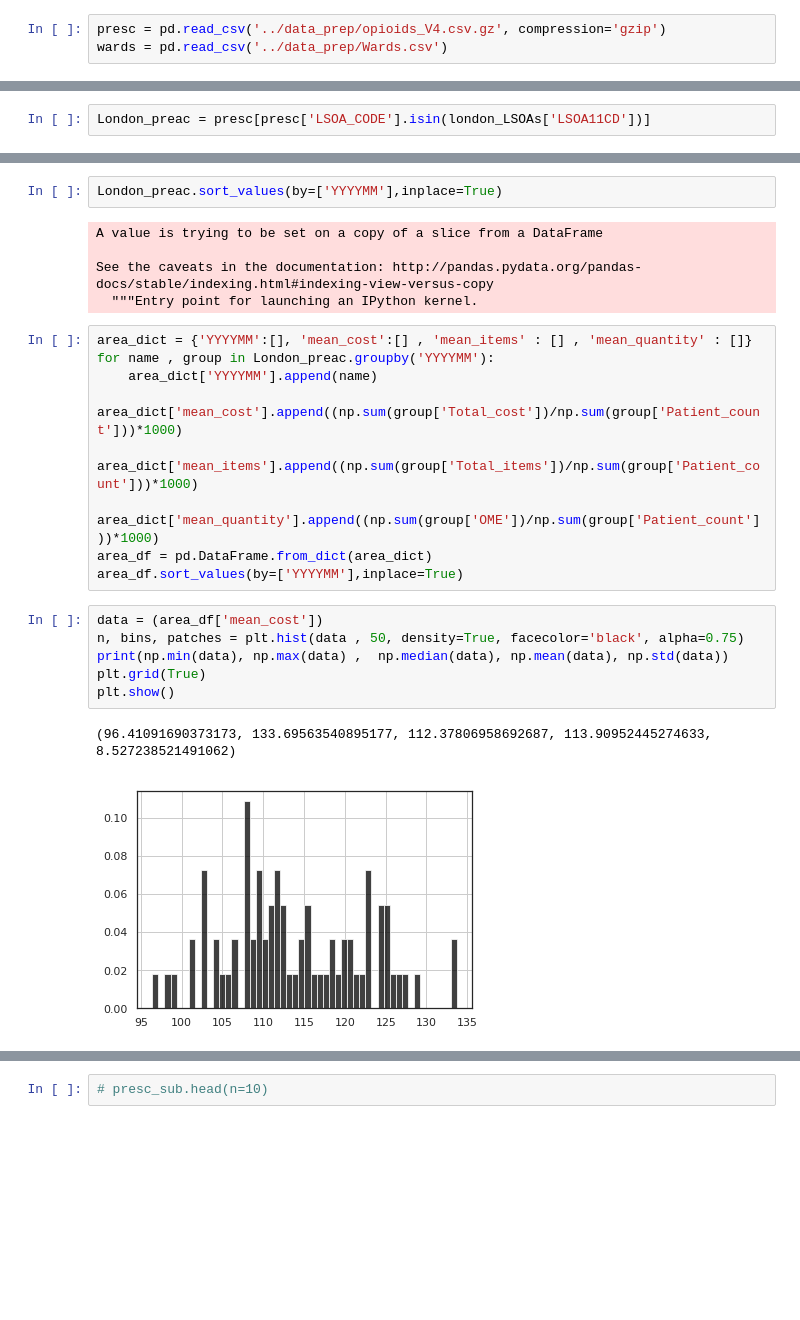
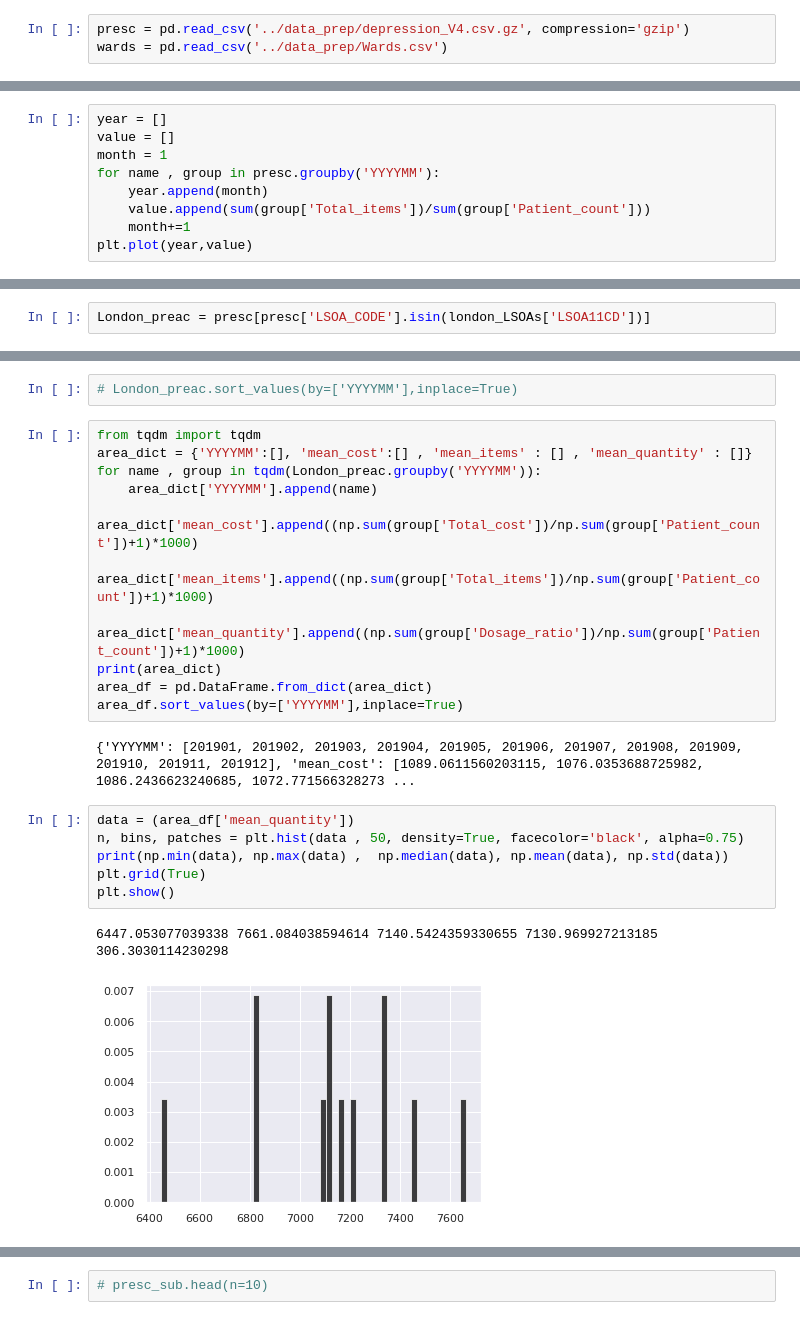
Before and after one commit to sagarjoglekar/NHSPrescriptionsParser, a Jupyter notebook: notebooks/DataPrep_validate.ipynb, the cells around one changed output, grey strips where cells are left out. Cells and saved outputs as stored; diff of their text form; blank space fills up the shorter version.

```diff
--- a/notebooks/DataPrep_validate.ipynb
+++ b/notebooks/DataPrep_validate.ipynb
@@ -6,6 +7,6 @@ import seaborn as sns
 sns.set(rc={'figure.figsize':(12,8)})
 %matplotlib inline
 # %%
-presc = pd.read_csv('../data_prep/opioids_V4.csv.gz', compression='gzip')
+presc = pd.read_csv('../data_prep/depression_V4.csv.gz', compression='gzip')
 wards = pd.read_csv('../data_prep/Wards.csv')
 # %%
@@ -25,0 +19,9 @@ array([201501, 201502, 201503, 201504, 201505, 201506, 201507, 201508,
+# %%
+year = []
+value = []
+month = 1
+for name , group in presc.groupby('YYYYMM'):
+    year.append(month)
+    value.append(sum(group['Total_items'])/sum(group['Patient_count']))
+    month+=1
+plt.plot(year,value)
@@ -128,28 +143,27 @@ London_preac = presc[presc['LSOA_CODE'].isin(london_LSOAs['LSOA11CD'])]
 # %%
-London_preac.sort_values(by=['YYYYMM'],inplace=True)
+# London_preac.sort_values(by=['YYYYMM'],inplace=True)
-# %% [output]
-A value is trying to be set on a copy of a slice from a DataFrame
-
-See the caveats in the documentation: http://pandas.pydata.org/pandas-docs/stable/indexing.html#indexing-view-versus-copy
-  """Entry point for launching an IPython kernel.
 # %%
+from tqdm import tqdm
 area_dict = {'YYYYMM':[], 'mean_cost':[] , 'mean_items' : [] , 'mean_quantity' : []}
-for name , group in London_preac.groupby('YYYYMM'):
+for name , group in tqdm(London_preac.groupby('YYYYMM')):
     area_dict['YYYYMM'].append(name)
-    area_dict['mean_cost'].append((np.sum(group['Total_cost'])/np.sum(group['Patient_count']))*1000)
-    area_dict['mean_items'].append((np.sum(group['Total_items'])/np.sum(group['Patient_count']))*1000)
-    area_dict['mean_quantity'].append((np.sum(group['OME'])/np.sum(group['Patient_count']))*1000)
+    area_dict['mean_cost'].append((np.sum(group['Total_cost'])/np.sum(group['Patient_count'])+1)*1000)
+    area_dict['mean_items'].append((np.sum(group['Total_items'])/np.sum(group['Patient_count'])+1)*1000)
+    area_dict['mean_quantity'].append((np.sum(group['Dosage_ratio'])/np.sum(group['Patient_count'])+1)*1000)
+print(area_dict)
 area_df = pd.DataFrame.from_dict(area_dict)
 area_df.sort_values(by=['YYYYMM'],inplace=True)
+# %% [output]
+{'YYYYMM': [201901, 201902, 201903, 201904, 201905, 201906, 201907, 201908, 201909, 201910, 201911, 201912], 'mean_cost': [1089.0611560203115, 1076.0353688725982, 1086.2436623240685, 1072.771566328273 ...
 # %%
-data = (area_df['mean_cost'])
+data = (area_df['mean_quantity'])
 n, bins, patches = plt.hist(data , 50, density=True, facecolor='black', alpha=0.75)
 print(np.min(data), np.max(data) ,  np.median(data), np.mean(data), np.std(data))
 plt.grid(True)
 plt.show()
 # %% [output]
-(96.41091690373173, 133.69563540895177, 112.37806958692687, 113.90952445274633, 8.527238521491062)
+6447.053077039338 7661.084038594614 7140.5424359330655 7130.969927213185 306.3030114230298
-[figure, old version]
+[figure, new version]
 # %%
 fig, ax = plt.subplots()
 fig.set_size_inches(16, 12)
```
Also changed, not shown: parts of 29 cells of this notebook, 18 other files.
